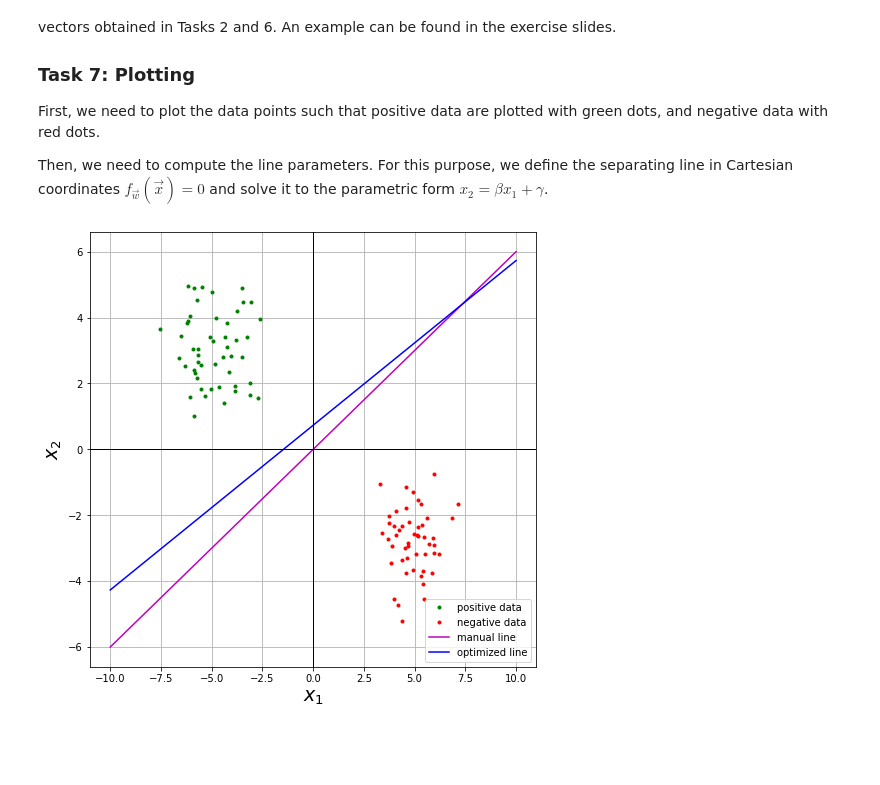
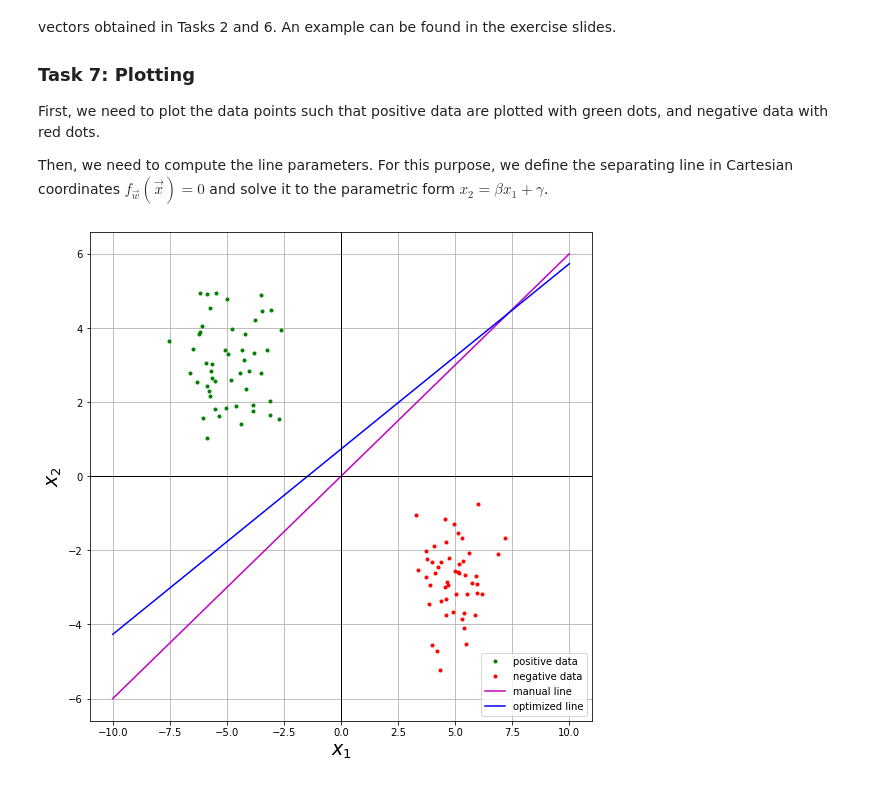
Before and after one commit to gparri610/Deep-Learning-FS24, a Jupyter notebook: DL-Assignment01.ipynb, the cells around one changed output. Drawn from its saved outputs; the diff is of its cells as text; code cells hidden in the pictures; blank space fills up the shorter version.

Commit message:
plot changed

```diff
--- a/DL-Assignment01.ipynb
+++ b/DL-Assignment01.ipynb
@@ -203,7 +203,7 @@ def line_parameters(w):
 from matplotlib import pyplot
 
 # create a square plot
-pyplot.figure(figsize=(8,8))
+pyplot.figure(figsize=(9,9))
 
 # plot the positive data points
 indices_pos = [i for i, value in enumerate(T) if value == 1]
@@ -215,31 +215,31 @@ X_neg_2 = [X[i,2] for i in indices_neg]
 pyplot.plot(X_pos_1, X_pos_2, "g.", label="positive data")
 # plot the negative data points
 pyplot.plot(X_neg_1, X_neg_2, "r.", label="negative data")
 
 # define positions where to evaluate the line:
 x1 = np.linspace(-10, 10, 100)
 
 # compute line parameters for manual line
 beta, gamma = line_parameters(w_manual)
 # now, compute the values according to our parametric form:
 x2 = beta * x1 + gamma
 # plot manual line
 pyplot.plot(x1, x2, "m-", label="manual line")
 
 # compute line parameters for optimized line
 beta, gamma = line_parameters(w_star)
 # now, compute the values according to our parametric form:
 x2 = beta * x1 + gamma
 # plot optimized line
 pyplot.plot(x1, x2, "b-", label="optimized line")
 
 # make the plot more beautiful
 pyplot.grid()
 pyplot.axhline(0, color='black', linewidth=1)
 pyplot.axvline(0, color='black', linewidth=1)
 pyplot.xlabel("$x_1$",  fontsize=19)
 pyplot.ylabel("$x_2$", fontsize=19)
 pyplot.legend()
 pyplot.show()
 # %% [output]
-[figure, old version]
+[figure, new version]
```
